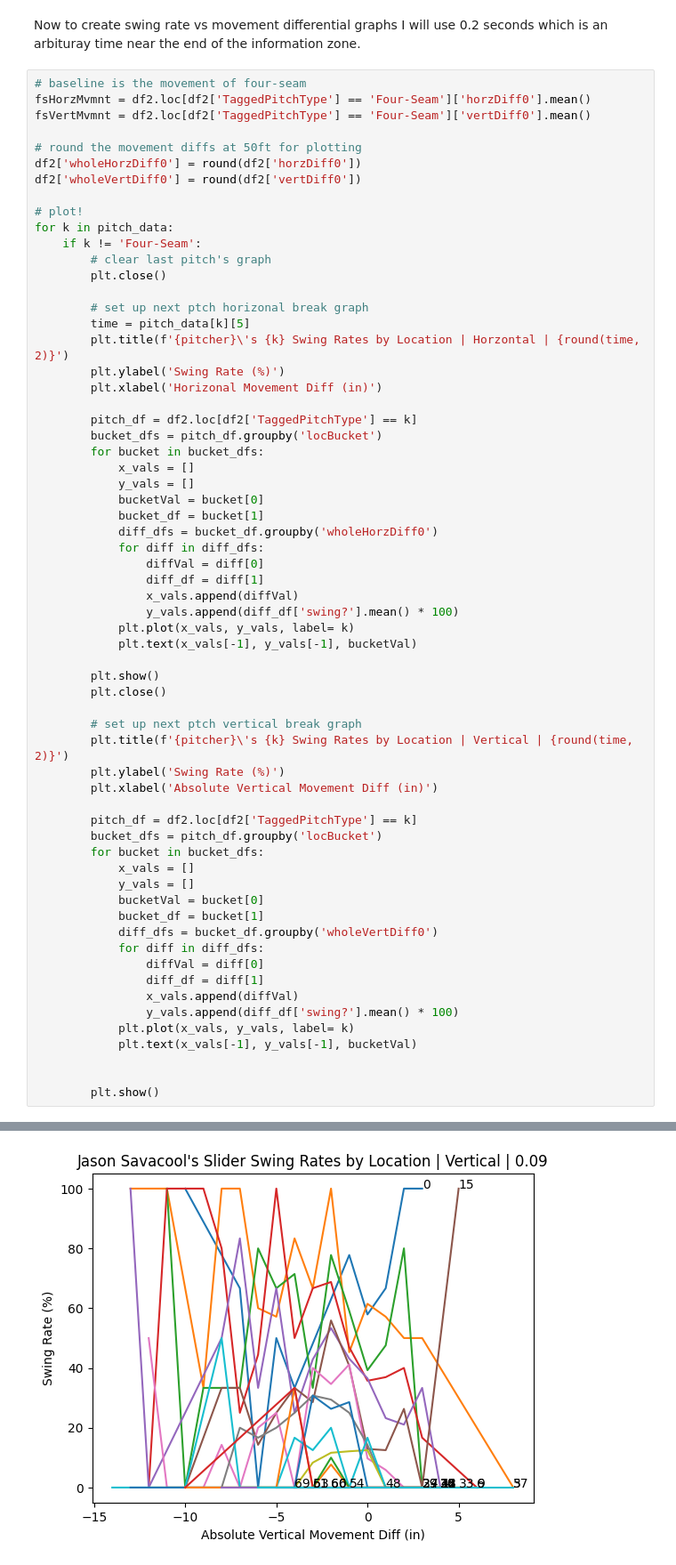
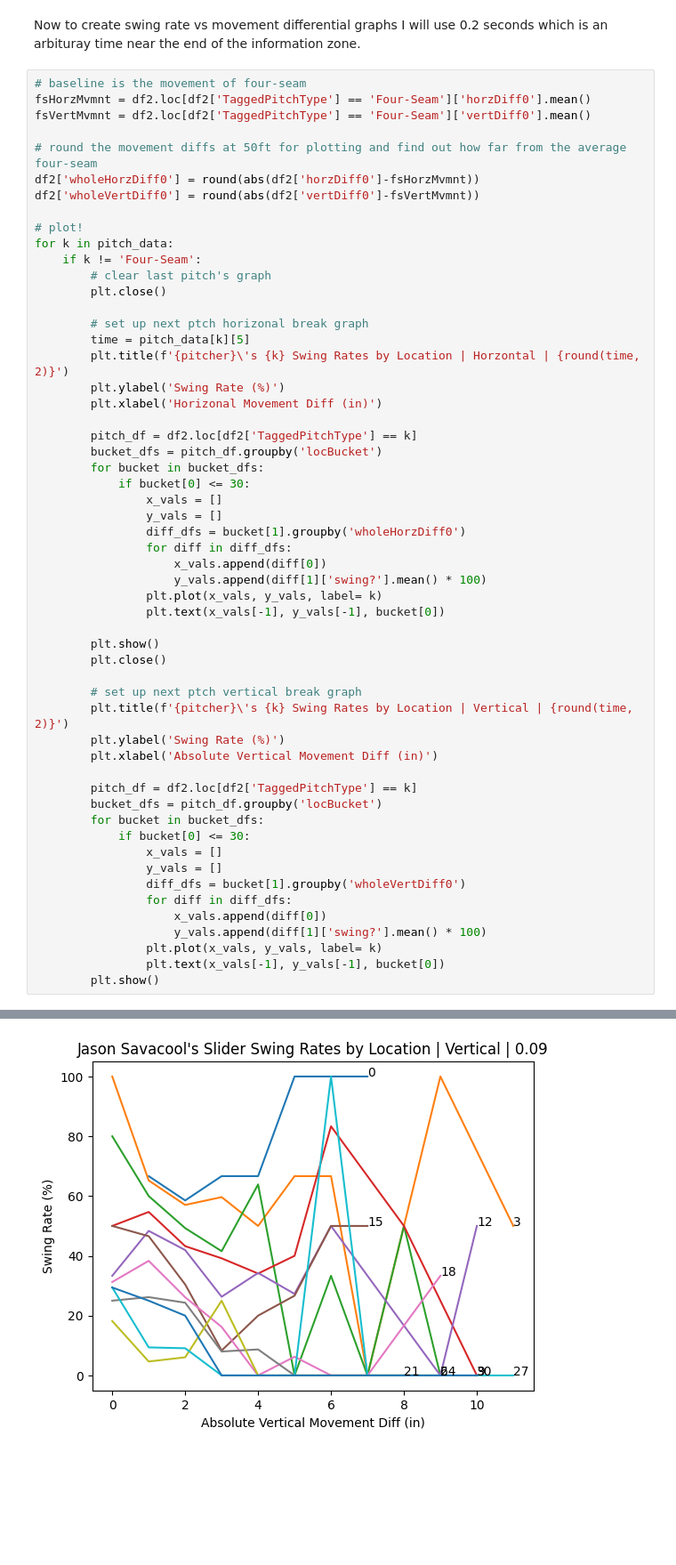
Before and after one commit to jlo039/Pitch-Movement-Synergy, a Jupyter notebook: Pitch_Movement_Synergy.ipynb, the cells around one changed output, grey strips where cells are left out. Shown at 89% size. Cells and saved outputs as stored; diff of their text form; blank space fills up the shorter version.

Commit message:
made some edits to swing rate plots

```diff
--- a/Pitch_Movement_Synergy.ipynb
+++ b/Pitch_Movement_Synergy.ipynb
@@ -96,9 +96,9 @@ Now to create swing rate vs movement differential graphs I will use 0.2 seconds
 fsHorzMvmnt = df2.loc[df2['TaggedPitchType'] == 'Four-Seam']['horzDiff0'].mean()
 fsVertMvmnt = df2.loc[df2['TaggedPitchType'] == 'Four-Seam']['vertDiff0'].mean()
 
-# round the movement diffs at 50ft for plotting
-df2['wholeHorzDiff0'] = round(df2['horzDiff0'])
-df2['wholeVertDiff0'] = round(df2['vertDiff0'])
+# round the movement diffs at 50ft for plotting and find out how far from the average four-seam
+df2['wholeHorzDiff0'] = round(abs(df2['horzDiff0']-fsHorzMvmnt))
+df2['wholeVertDiff0'] = round(abs(df2['vertDiff0']-fsVertMvmnt))
 
 # plot!
 for k in pitch_data:
@@ -115,18 +115,15 @@ for k in pitch_data:
         pitch_df = df2.loc[df2['TaggedPitchType'] == k]
         bucket_dfs = pitch_df.groupby('locBucket')
         for bucket in bucket_dfs:
-            x_vals = []
-            y_vals = []
-            bucketVal = bucket[0]
-            bucket_df = bucket[1]
-            diff_dfs = bucket_df.groupby('wholeHorzDiff0')
-            for diff in diff_dfs:
-                diffVal = diff[0]
-                diff_df = diff[1]
-                x_vals.append(diffVal)
-                y_vals.append(diff_df['swing?'].mean() * 100)
-            plt.plot(x_vals, y_vals, label= k)
-            plt.text(x_vals[-1], y_vals[-1], bucketVal)
+            if bucket[0] <= 30:
+                x_vals = []
+                y_vals = []
+                diff_dfs = bucket[1].groupby('wholeHorzDiff0')
+                for diff in diff_dfs:
+                    x_vals.append(diff[0])
+                    y_vals.append(diff[1]['swing?'].mean() * 100)
+                plt.plot(x_vals, y_vals, label= k)
+                plt.text(x_vals[-1], y_vals[-1], bucket[0])
 
         plt.show()
         plt.close()
@@ -139,19 +136,14 @@ for k in pitch_data:
         pitch_df = df2.loc[df2['TaggedPitchType'] == k]
         bucket_dfs = pitch_df.groupby('locBucket')
         for bucket in bucket_dfs:
-            x_vals = []
-            y_vals = []
-            bucketVal = bucket[0]
-            bucket_df = bucket[1]
-            diff_dfs = bucket_df.groupby('wholeVertDiff0')
-            for diff in diff_dfs:
-                diffVal = diff[0]
-                diff_df = diff[1]
-                x_vals.append(diffVal)
-                y_vals.append(diff_df['swing?'].mean() * 100)
-            plt.plot(x_vals, y_vals, label= k)
-            plt.text(x_vals[-1], y_vals[-1], bucketVal)
-
-
+            if bucket[0] <= 30:
+                x_vals = []
+                y_vals = []
+                diff_dfs = bucket[1].groupby('wholeVertDiff0')
+                for diff in diff_dfs:
+                    x_vals.append(diff[0])
+                    y_vals.append(diff[1]['swing?'].mean() * 100)
+                plt.plot(x_vals, y_vals, label= k)
+                plt.text(x_vals[-1], y_vals[-1], bucket[0])
         plt.show()
 # %% [output]
@@ -165 +157 @@ for k in pitch_data:
-[figure, old version]
+[figure, new version]
```
Also changed, not shown: parts of 2 cells of this notebook, 2 other files.
